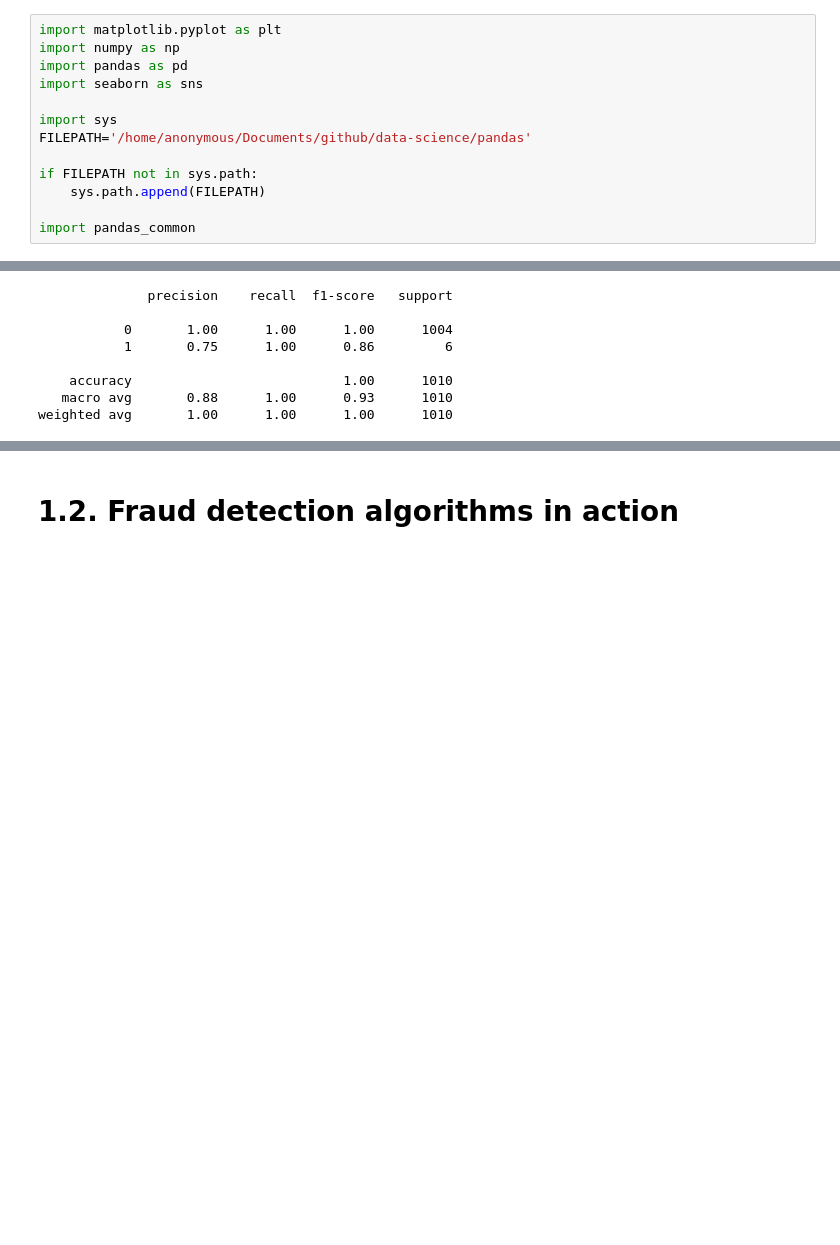
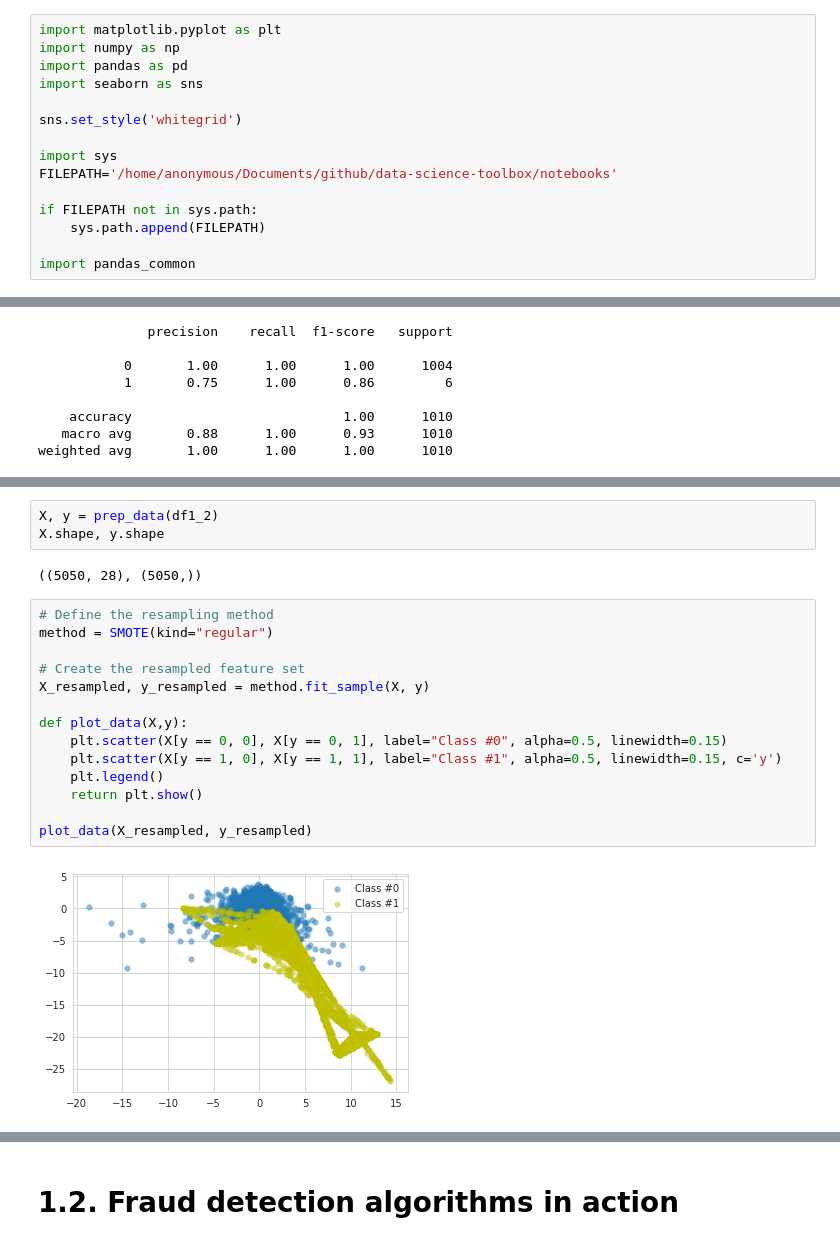
Before and after one commit to shawnngtq/applied-finance, a Jupyter notebook: fraud-detection-in-python/fraud-detection-in-python.ipynb, the cells around one changed output, grey strips where cells are left out. Drawn from its saved outputs; the diff is of its cells as text; blank space fills up the shorter version.

```diff
--- a/fraud-detection-in-python/fraud-detection-in-python.ipynb
+++ b/fraud-detection-in-python/fraud-detection-in-python.ipynb
@@ -6,8 +6,10 @@ import numpy as np
 import pandas as pd
 import seaborn as sns
 
+sns.set_style('whitegrid')
+
 import sys
-FILEPATH='/home/anonymous/Documents/github/data-science/pandas'
+FILEPATH='/home/anonymous/Documents/github/data-science-toolbox/notebooks'
 
 if FILEPATH not in sys.path:
     sys.path.append(FILEPATH)
@@ -205,0 +225,21 @@ weighted avg       1.00      1.00      1.00      1010
+# %%
+X, y = prep_data(df1_2)
+X.shape, y.shape
+# %% [output]
+((5050, 28), (5050,))
+# %%
+# Define the resampling method
+method = SMOTE(kind="regular")
+
+# Create the resampled feature set
+X_resampled, y_resampled = method.fit_sample(X, y)
+
+def plot_data(X,y):
+    plt.scatter(X[y == 0, 0], X[y == 0, 1], label="Class #0", alpha=0.5, linewidth=0.15)
+    plt.scatter(X[y == 1, 0], X[y == 1, 1], label="Class #1", alpha=0.5, linewidth=0.15, c='y')
+    plt.legend()
+    return plt.show()
+
+plot_data(X_resampled, y_resampled)
+# %% [output]
+[figure, added]
```
Also changed, not shown: parts of 85 cells of this notebook, 3 other files.
